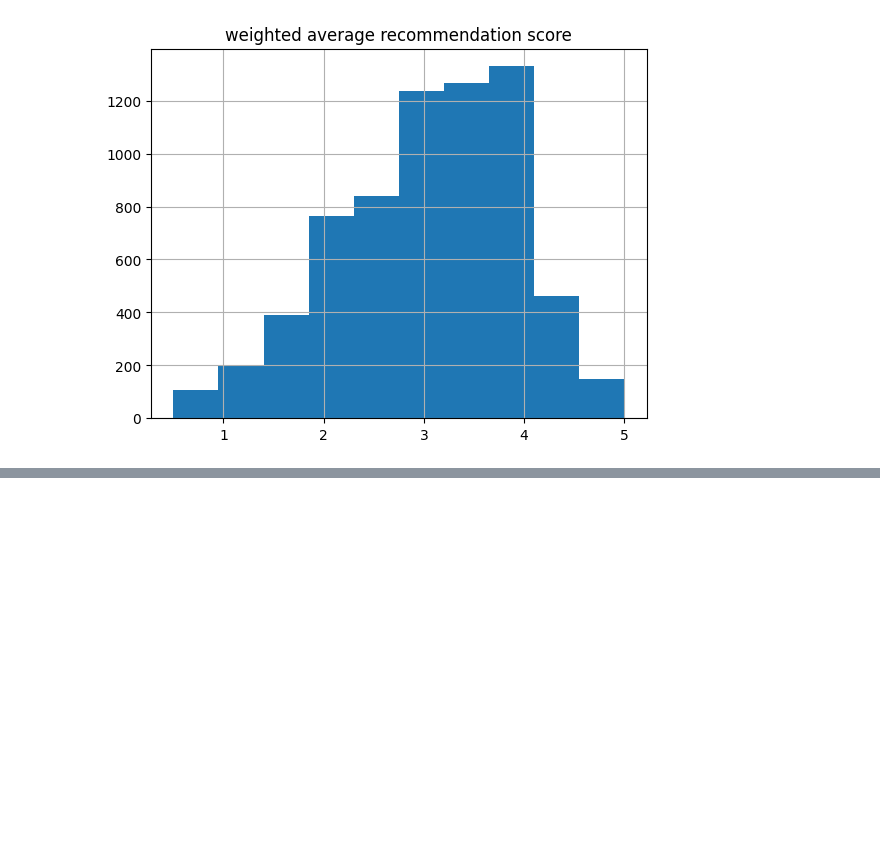
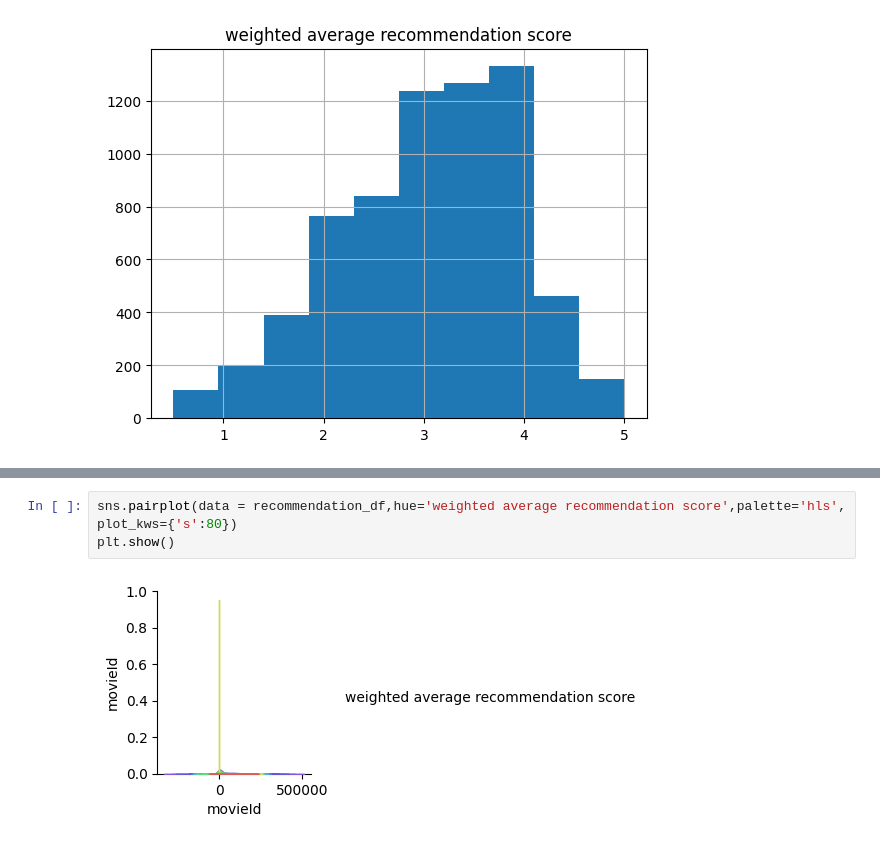
Before and after one commit to mehdisahraeei/ml-project, a Jupyter notebook: 02-projects/Recommender/Collaborative-Filtering-Movies.ipynb, the cells around one changed output, grey strips where cells are left out. Drawn from its saved outputs; the diff is of its cells as text; blank space fills up the shorter version.

```diff
--- a/02-projects/Recommender/Collaborative-Filtering-Movies.ipynb
+++ b/02-projects/Recommender/Collaborative-Filtering-Movies.ipynb
@@ -406,0 +413,5 @@ plt.show()
+# %%
+sns.pairplot(data = recommendation_df,hue='weighted average recommendation score',palette='hls', plot_kws={'s':80})
+plt.show()
+# %% [output]
+[figure, added]
```
Also changed, not shown: parts of 4 cells of this notebook.
